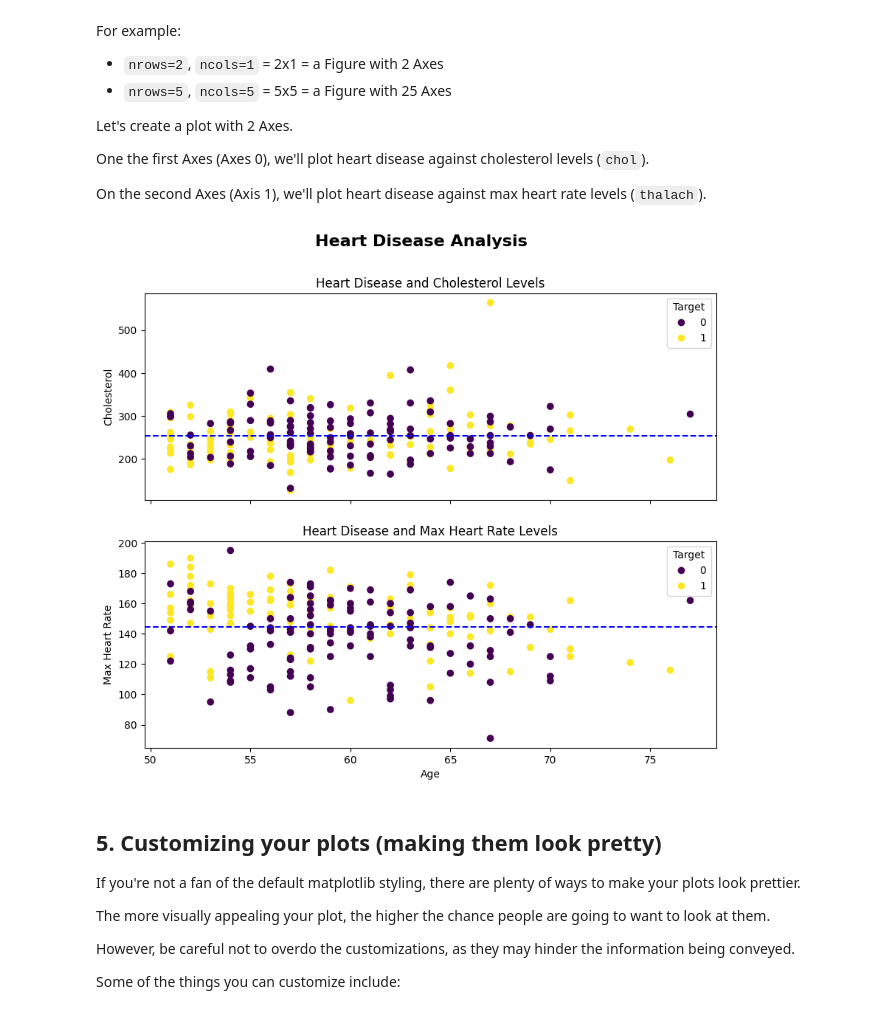
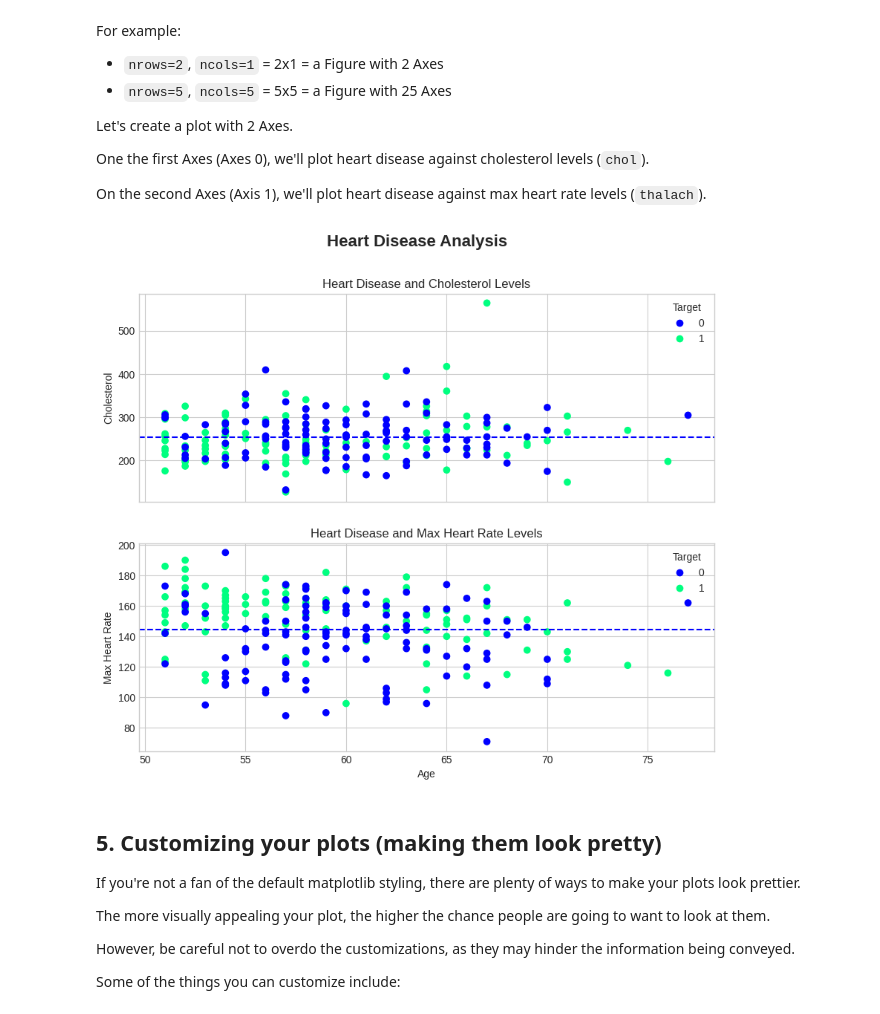
Before and after one commit to OCR-tech/zero-to-mastery-ml, a Jupyter notebook: section-2-data-science-and-ml-tools/introduction-to-matplotlib1.ipynb, the cells around one changed output. Cells and saved outputs as stored; diff of their text form; code cells hidden in the pictures.

```diff
--- a/section-2-data-science-and-ml-tools/introduction-to-matplotlib1.ipynb
+++ b/section-2-data-science-and-ml-tools/introduction-to-matplotlib1.ipynb
@@ -798,16 +804,21 @@ Now instead of plotting directly from the pandas DataFrame, we can make a bit mo
 # %%
+plt.style.use('default')
+
 # Create Figure and Axes instance
 fig, ax = plt.subplots(figsize=(10, 6))
 
 # Plot data directly to the Axes intance
 scatter = ax.scatter(over_50["age"],
                      over_50["chol"],
-                     c=over_50["target"]) # Colour the data with the "target" column
+                     c=over_50["target"],
+                     cmap="winter"
+                     ) # Colour the data with the "target" column
 
 # Customize the plot parameters
 ax.set(title="Heart Disease and Cholesterol Levels",
        xlabel="Age",
-       ylabel="Cholesterol");
+       ylabel="Cholesterol"
+       );
 
 # Setup the legend
 ax.legend(*scatter.legend_elements(),
@@ -873,7 +885,10 @@ fig, (ax0, ax1) = plt.subplots(nrows=2, # 2 rows
 # Add data for ax0
 scatter = ax0.scatter(over_50["age"],
                       over_50["chol"],
-                      c=over_50["target"])
+                      c=over_50["target"],
+                      cmap="winter")
+
+
 # Customize ax0
 ax0.set(title="Heart Disease and Cholesterol Levels",
         ylabel="Cholesterol")
@@ -881,35 +896,37 @@ ax0.legend(*scatter.legend_elements(), title="Target")
 
 # Setup a mean line
 ax0.axhline(y=over_50["chol"].mean(),
             color='b',
             linestyle='--',
             label="Average")
 
 # ---------- Axis 1: Heart Disease and Max Heart Rate Levels ----------
 
 # Add data for ax1
 scatter = ax1.scatter(over_50["age"],
                       over_50["thalach"],
-                      c=over_50["target"])
+                      c=over_50["target"],
+                      cmap="winter"
+                      )
 
 # Customize ax1
 ax1.set(title="Heart Disease and Max Heart Rate Levels",
         xlabel="Age",
         ylabel="Max Heart Rate")
 ax1.legend(*scatter.legend_elements(), title="Target")
 
 # Setup a mean line
 ax1.axhline(y=over_50["thalach"].mean(),
             color='b',
             linestyle='--',
             label="Average")
 
 # Title the figure
 fig.suptitle('Heart Disease Analysis',
              fontsize=16,
              fontweight='bold');
 # %% [output]
-[figure, old version]
+[figure, new version]
 # %% [markdown]
 ## 5. Customizing your plots (making them look pretty)
 
```
Also changed, not shown: parts of 56 cells of this notebook.
